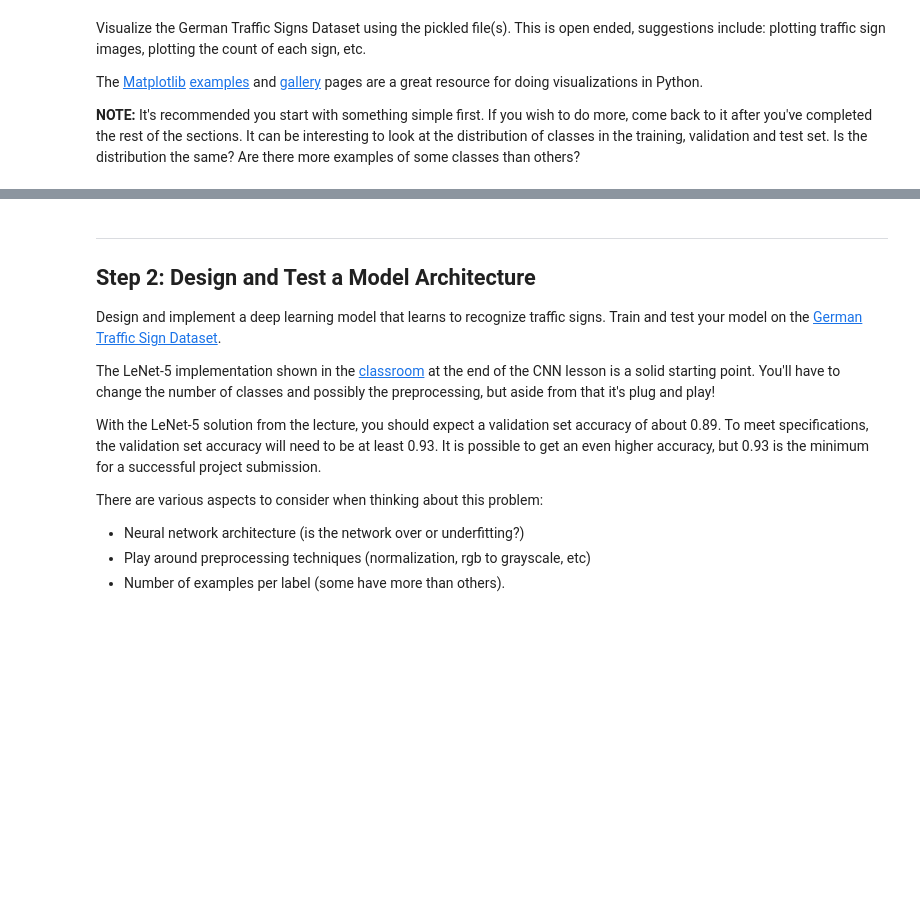
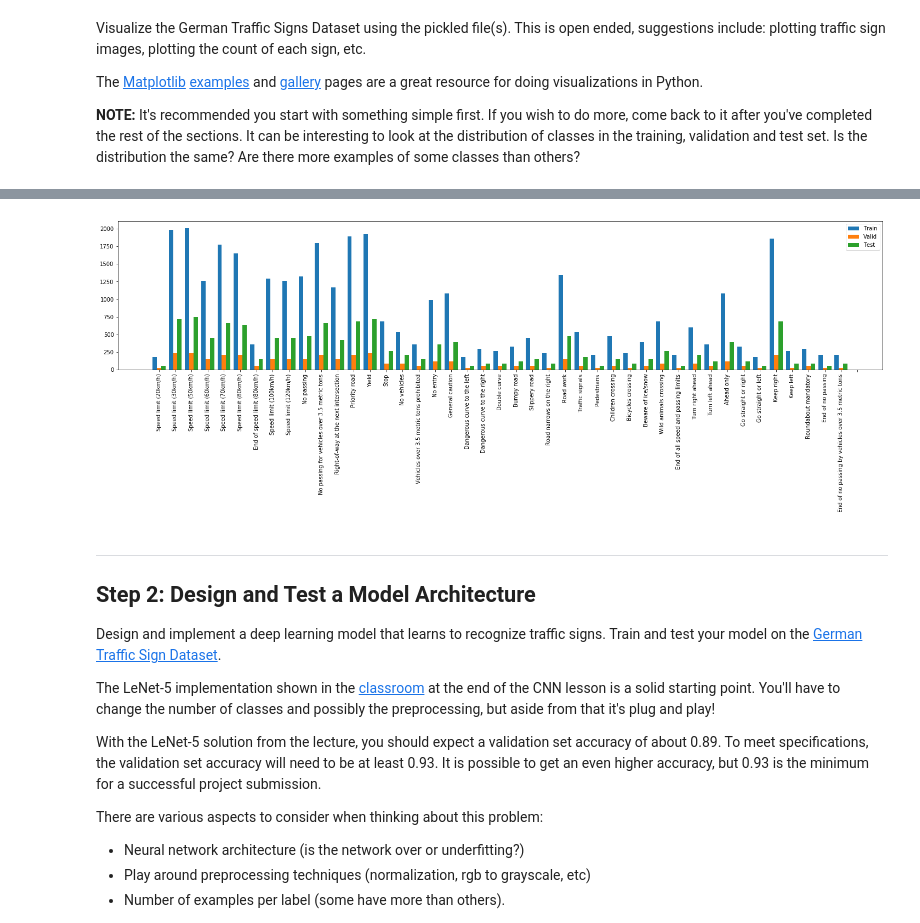
Before and after one commit to sorix6/CarND-Traffic-Sign-Classifier, a Jupyter notebook: Traffic_Sign_Classifier.ipynb, the cells around one changed output, grey strips where cells are left out. Drawn from its saved outputs; the diff is of its cells as text; code cells hidden in the pictures; blank space fills up the shorter version.

```diff
--- a/Traffic_Sign_Classifier.ipynb
+++ b/Traffic_Sign_Classifier.ipynb
@@ -118,3 +119,57 @@ for ax in axes.flatten():
+# %%
+# Plot distribution
+
+import scipy.stats as stats
+import pylab as pl
+import matplotlib.pyplot as plt
+
+
+#def compute_dist(arr):
+#    dist = {}
+#
+#    for i in range(len(arr)):
+#
+#        if (arr[i] in dist):
+#            dist[arr[i]] += 1
+#        else:
+#            dist[arr[i]] = 1
+#    return dist
+
+#trainHist = compute_dist(y_train_init)
+#validHist = compute_dist(y_valid_init)
+#testHist = compute_dist(y_test_init)
+
+#print(trainHist, validHist, testHist)
+
+fname = "signnames.csv"
+
+# read the data file
+xAxis = []
+values = []
+i = 0;
+for line in open(fname):
+    if (i > 0):
+        # remove trailing newline char
+        line = line.rstrip()
+        # create a list
+        line_list = line.split(',')
+        xAxis.append(line_list[1])
+        values.append(int(line_list[0]))
+    else:
+        i = 1
+
+values.append(43)
+
+plt.figure(figsize=(25,5))
+n, bins, patches = plt.hist([y_train_init, y_valid_init, y_test_init], bins=values, alpha=1, label=['Train', 'Valid', 'Test'])
+
+plt.xticks(np.arange(np.min(values)+0.5,np.max(values)+1.5,1), xAxis)
+plt.xticks(rotation=90)
+
+plt.legend(loc='upper right')
+plt.show()
+# %% [output]
+[figure, added]
 # %% [markdown]
 ----
 
```
Also changed, not shown: parts of 2 cells of this notebook, 1 other file.
